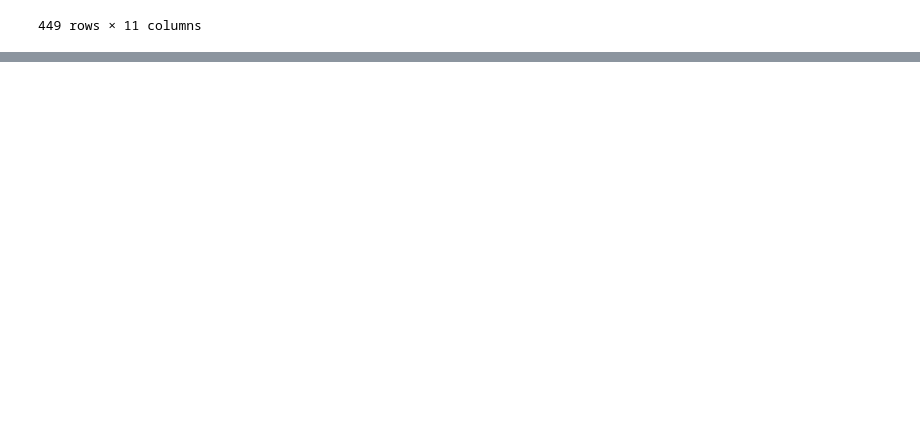
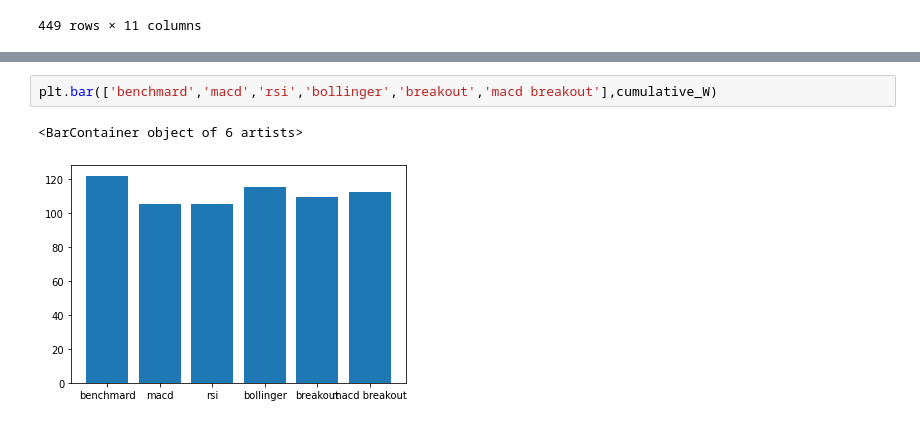
Before and after one commit to haechan01/trading-algorithms, a Jupyter notebook: final.ipynb, the cells around one changed output, grey strips where cells are left out. Drawn from its saved outputs; the diff is of its cells as text; blank space fills up the shorter version.

```diff
--- a/final.ipynb
+++ b/final.ipynb
@@ -408,0 +510,5 @@ plt.show()
+# %%
+plt.bar(['benchmard','macd','rsi','bollinger','breakout','macd breakout'],cumulative_W)
+# %% [output]
+<BarContainer object of 6 artists>
+[figure, added]
```
Also changed, not shown: parts of 39 cells of this notebook, 3 other files.
